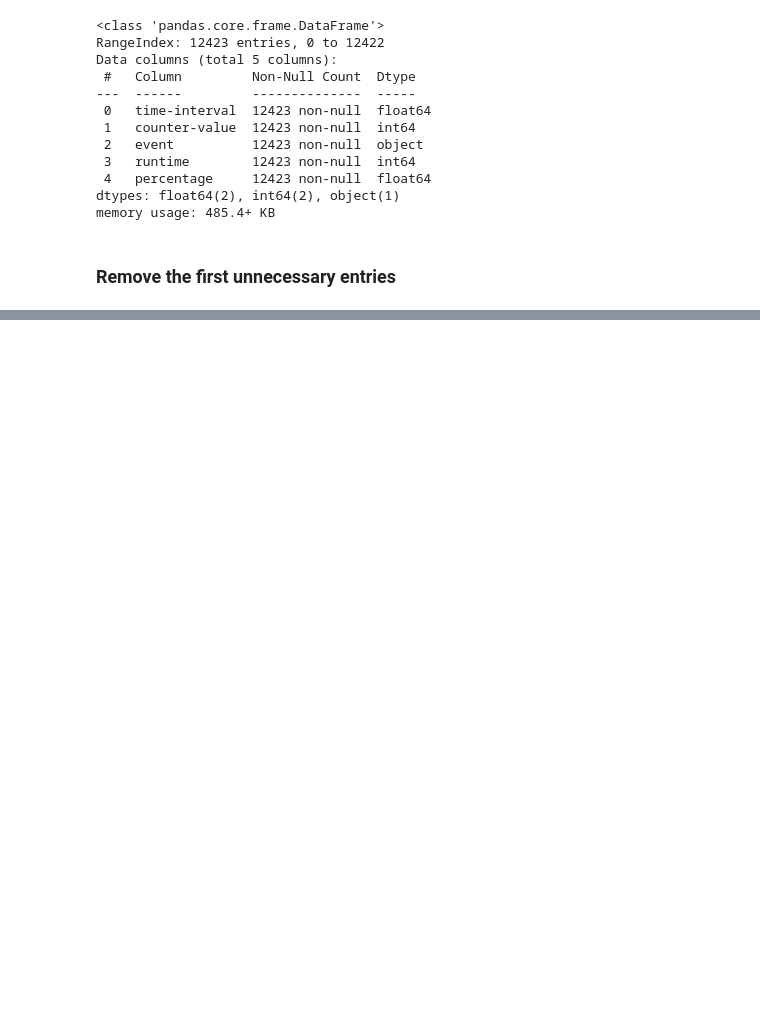
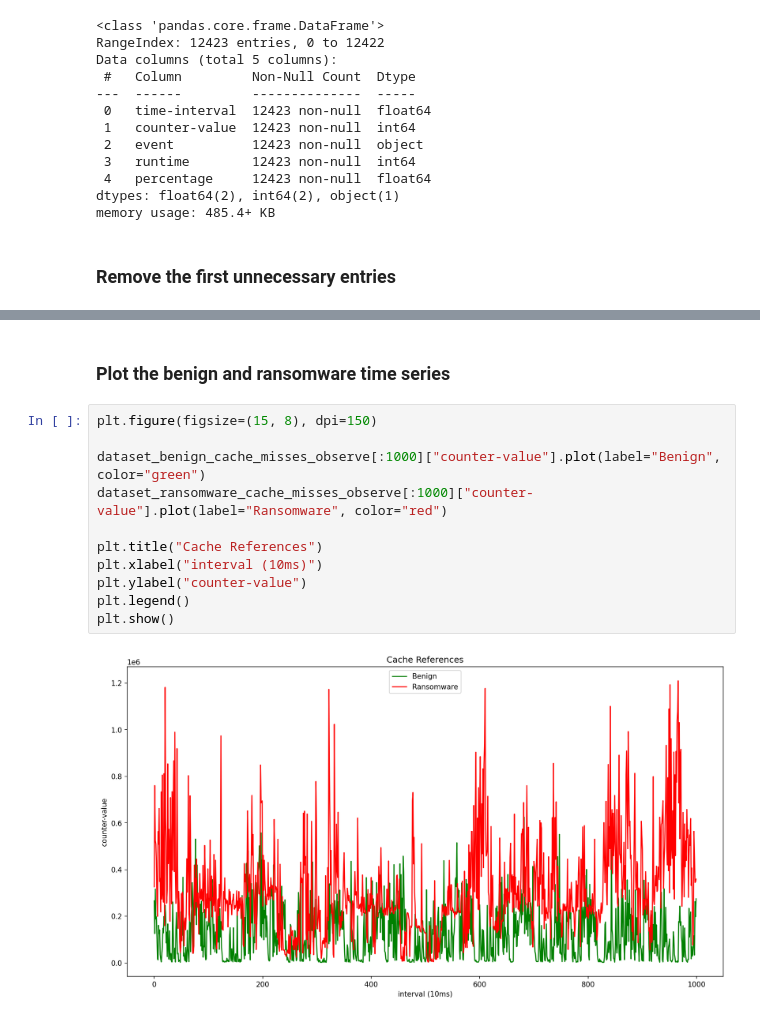
Before and after one commit to olihofmann/cas-aml, a Jupyter notebook: crypto-ransomware-detection/data-exploration.ipynb, the cells around one changed output, grey strips where cells are left out. Cells and saved outputs as stored; diff of their text form; blank space fills up the shorter version.

```diff
--- a/crypto-ransomware-detection/data-exploration.ipynb
+++ b/crypto-ransomware-detection/data-exploration.ipynb
@@ -85,0 +363,15 @@ plt.show()
+# %% [markdown]
+### Plot the benign and ransomware time series
+# %%
+plt.figure(figsize=(15, 8), dpi=150)
+
+dataset_benign_cache_misses_observe[:1000]["counter-value"].plot(label="Benign", color="green")
+dataset_ransomware_cache_misses_observe[:1000]["counter-value"].plot(label="Ransomware", color="red")
+
+plt.title("Cache References")
+plt.xlabel("interval (10ms)")
+plt.ylabel("counter-value")
+plt.legend()
+plt.show()
+# %% [output]
+[figure, added]
```
Also changed, not shown: parts of 50 cells of this notebook, 6 other files.
